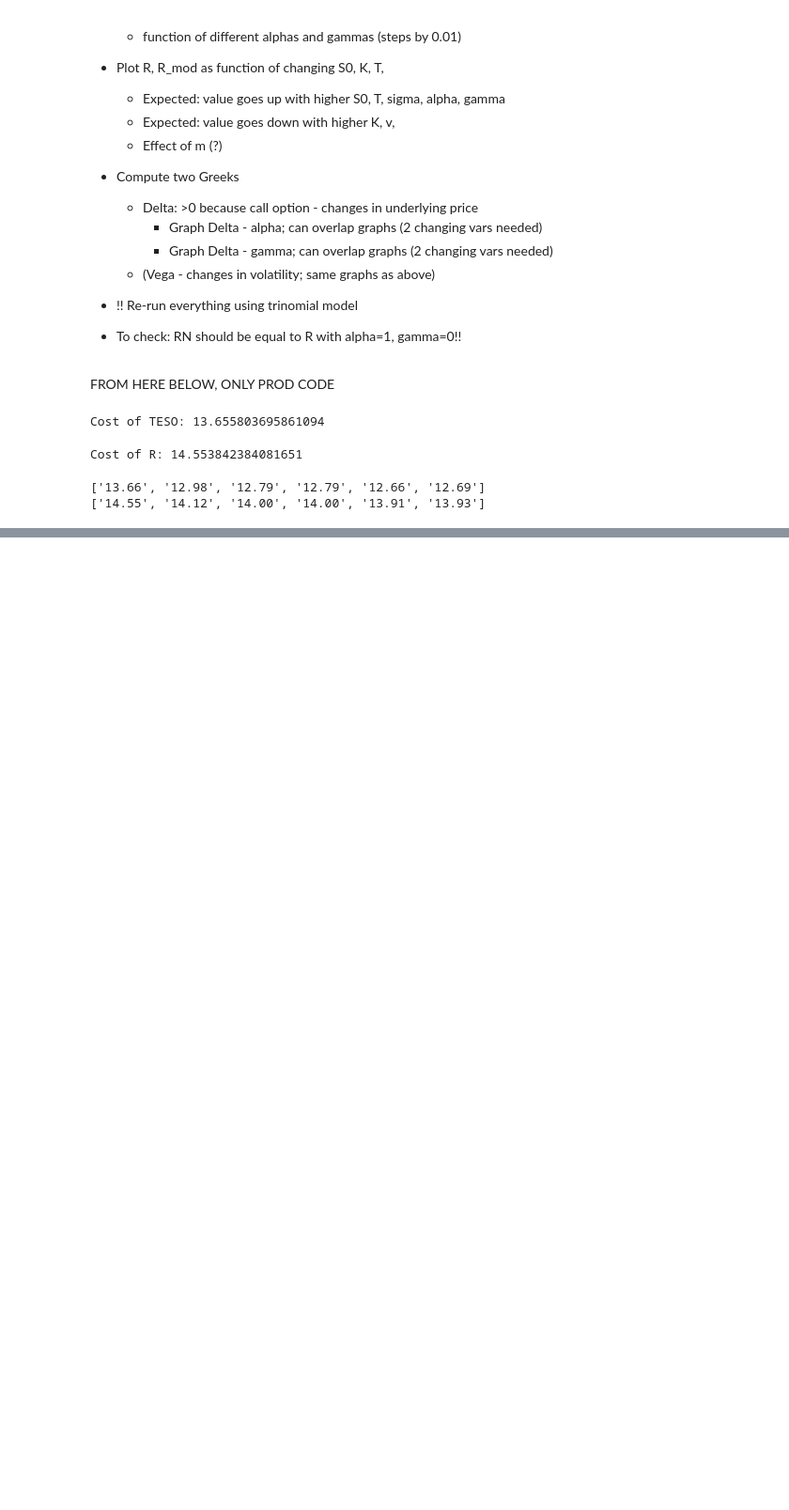
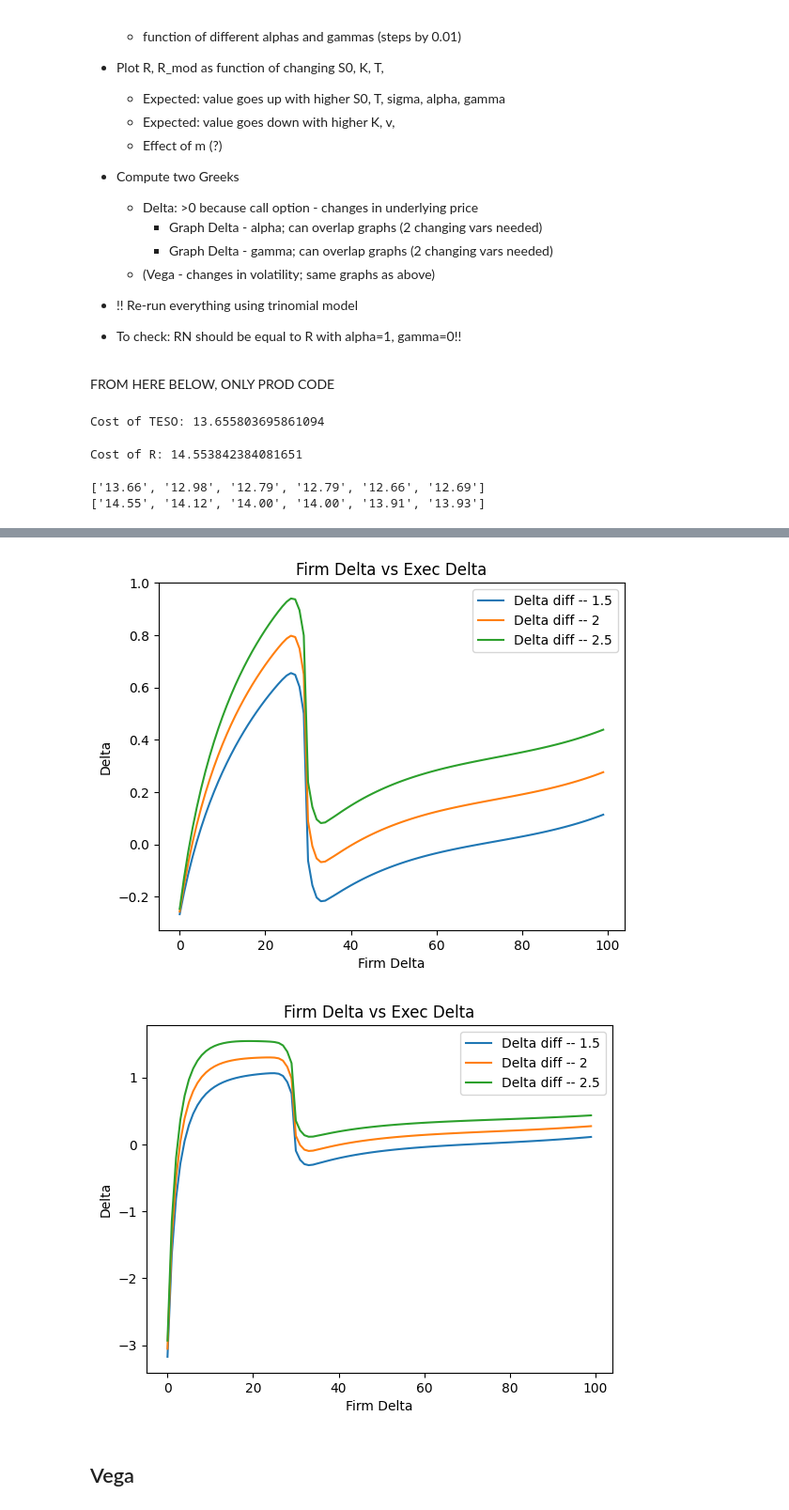
Before and after one commit to djdavor/thesis_MSc, a Jupyter notebook: code/valuation_ESOs.ipynb, the cells around one changed output, grey strips where cells are left out. Shown at 94% size. Saved outputs shown, nothing was run; the diff lists cells and outputs as text; code cells hidden in the pictures; blank space fills up the shorter version.

```diff
--- a/code/valuation_ESOs.ipynb
+++ b/code/valuation_ESOs.ipynb
@@ -250,0 +443,45 @@ print(rs)
+# %%
+## Difference Ratio
+diff_low = np.zeros(len(x))
+diff_med = np.zeros(len(x))
+diff_high = np.zeros(len(x))
+
+
+for i in x:
+    diff_low[i] = y_smooth[i] - rn_delta_e_low[i]
+    diff_med[i] = y_smooth[i] - rn_delta_e_med[i]
+    diff_high[i] = y_smooth[i] - rn_delta_e_high[i]
+
+#Plot Difference Ratio
+plt.plot(x, diff_low, label='Delta diff -- 1.5')
+plt.plot(x, diff_med, label='Delta diff -- 2')
+plt.plot(x, diff_high, label='Delta diff -- 2.5')
+
+plt.xlabel('Firm Delta')
+plt.ylabel('Delta')
+plt.title('Firm Delta vs Exec Delta')
+plt.legend()
+plt.show()
+
+
+
+for i in x:
+    diff_low[i] = diff_low[i]/y_smooth[i]
+    diff_med[i] = diff_med[i]/y_smooth[i]
+    diff_high[i] = diff_high[i]/y_smooth[i]
+
+#Plot Difference Ratio
+plt.plot(x, diff_low, label='Delta diff -- 1.5')
+plt.plot(x, diff_med, label='Delta diff -- 2')
+plt.plot(x, diff_high, label='Delta diff -- 2.5')
+
+plt.xlabel('Firm Delta')
+plt.ylabel('Delta')
+plt.title('Firm Delta vs Exec Delta')
+plt.legend()
+plt.show()
+# %% [output]
+[figure, added]
+[figure, added]
+# %% [markdown]
+## Vega
```
Also changed, not shown: parts of 22 cells of this notebook, 12 other files.
